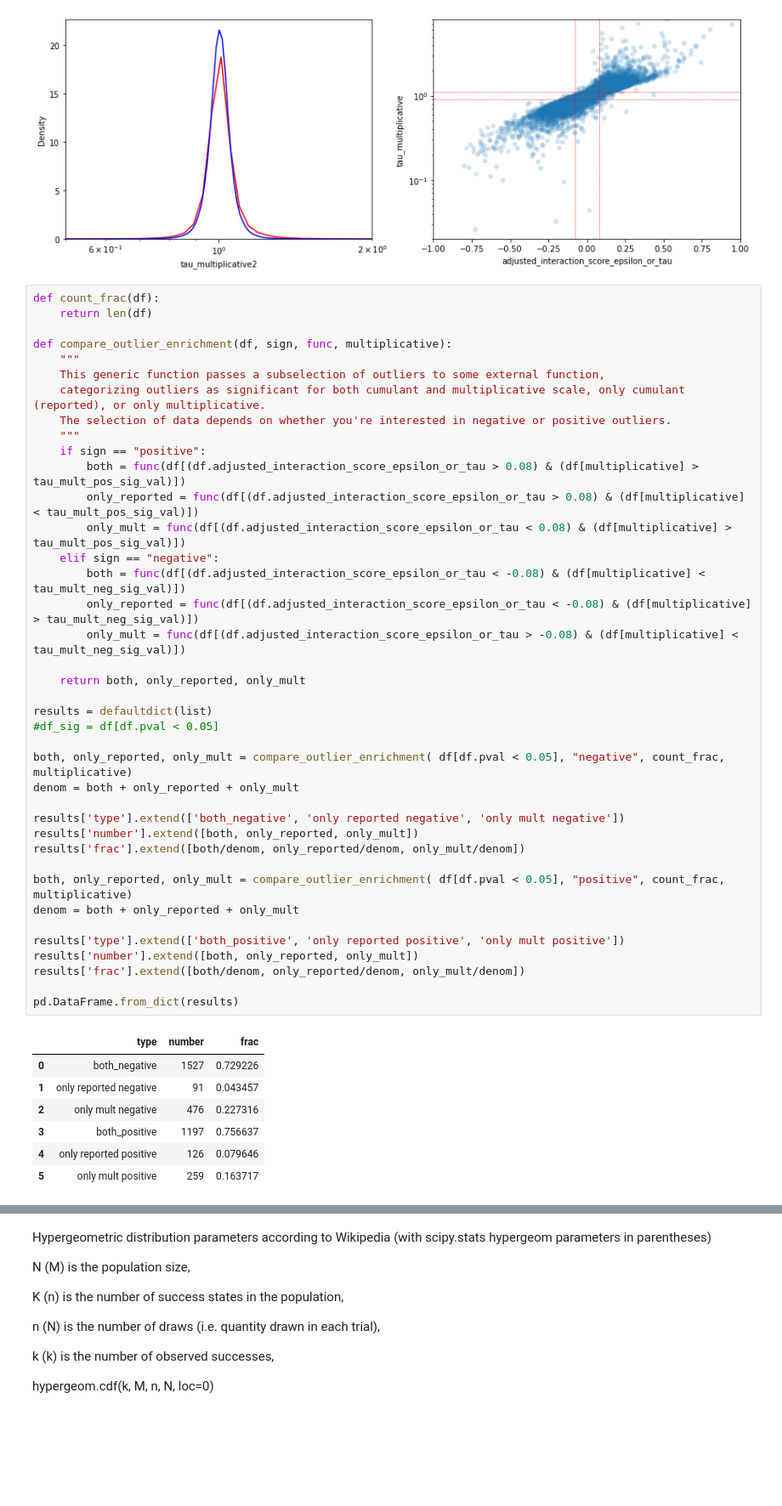
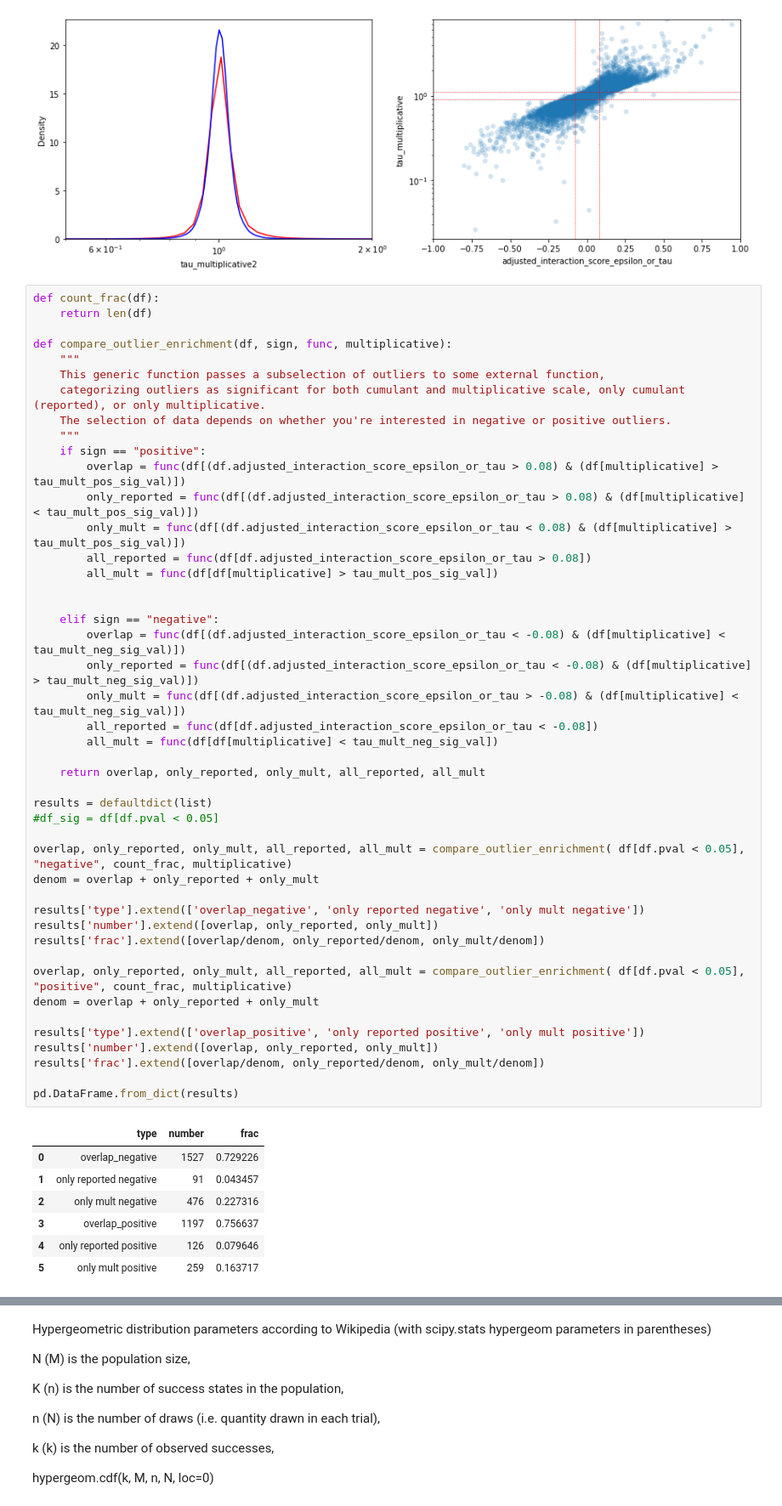
Before and after one commit to brian-arnold/epistasis_reanalysis, a Jupyter notebook: yeast_screens/Kuzmin2020.ipynb, the cells around one changed output, grey strips where cells are left out. Shown at 85% size. Cells and saved outputs as stored; diff of their text form; blank space fills up the shorter version.

```diff
--- a/yeast_screens/Kuzmin2020.ipynb
+++ b/yeast_screens/Kuzmin2020.ipynb
@@ -325,48 +325,54 @@ adjusted_interaction_score_epsilon_or_tau                                   1.00
 # %%
 def count_frac(df):
     return len(df)
 
 def compare_outlier_enrichment(df, sign, func, multiplicative):
     """
     This generic function passes a subselection of outliers to some external function,
     categorizing outliers as significant for both cumulant and multiplicative scale, only cumulant (reported), or only multiplicative.
     The selection of data depends on whether you're interested in negative or positive outliers.
     """
     if sign == "positive":
-        both = func(df[(df.adjusted_interaction_score_epsilon_or_tau > 0.08) & (df[multiplicative] > tau_mult_pos_sig_val)])
+        overlap = func(df[(df.adjusted_interaction_score_epsilon_or_tau > 0.08) & (df[multiplicative] > tau_mult_pos_sig_val)])
         only_reported = func(df[(df.adjusted_interaction_score_epsilon_or_tau > 0.08) & (df[multiplicative] < tau_mult_pos_sig_val)])
         only_mult = func(df[(df.adjusted_interaction_score_epsilon_or_tau < 0.08) & (df[multiplicative] > tau_mult_pos_sig_val)])
+        all_reported = func(df[df.adjusted_interaction_score_epsilon_or_tau > 0.08])
+        all_mult = func(df[df[multiplicative] > tau_mult_pos_sig_val])
+
+
     elif sign == "negative":
-        both = func(df[(df.adjusted_interaction_score_epsilon_or_tau < -0.08) & (df[multiplicative] < tau_mult_neg_sig_val)])
+        overlap = func(df[(df.adjusted_interaction_score_epsilon_or_tau < -0.08) & (df[multiplicative] < tau_mult_neg_sig_val)])
         only_reported = func(df[(df.adjusted_interaction_score_epsilon_or_tau < -0.08) & (df[multiplicative] > tau_mult_neg_sig_val)])
         only_mult = func(df[(df.adjusted_interaction_score_epsilon_or_tau > -0.08) & (df[multiplicative] < tau_mult_neg_sig_val)])
+        all_reported = func(df[df.adjusted_interaction_score_epsilon_or_tau < -0.08])
+        all_mult = func(df[df[multiplicative] < tau_mult_neg_sig_val])
 
-    return both, only_reported, only_mult
+    return overlap, only_reported, only_mult, all_reported, all_mult
 
 results = defaultdict(list)
 #df_sig = df[df.pval < 0.05]
 
-both, only_reported, only_mult = compare_outlier_enrichment( df[df.pval < 0.05], "negative", count_frac, multiplicative)
-denom = both + only_reported + only_mult
+overlap, only_reported, only_mult, all_reported, all_mult = compare_outlier_enrichment( df[df.pval < 0.05], "negative", count_frac, multiplicative)
+denom = overlap + only_reported + only_mult
 
-results['type'].extend(['both_negative', 'only reported negative', 'only mult negative'])
-results['number'].extend([both, only_reported, only_mult])
-results['frac'].extend([both/denom, only_reported/denom, only_mult/denom])
+results['type'].extend(['overlap_negative', 'only reported negative', 'only mult negative'])
+results['number'].extend([overlap, only_reported, only_mult])
+results['frac'].extend([overlap/denom, only_reported/denom, only_mult/denom])
 
-both, only_reported, only_mult = compare_outlier_enrichment( df[df.pval < 0.05], "positive", count_frac, multiplicative)
-denom = both + only_reported + only_mult
+overlap, only_reported, only_mult, all_reported, all_mult = compare_outlier_enrichment( df[df.pval < 0.05], "positive", count_frac, multiplicative)
+denom = overlap + only_reported + only_mult
 
-results['type'].extend(['both_positive', 'only reported positive', 'only mult positive'])
-results['number'].extend([both, only_reported, only_mult])
-results['frac'].extend([both/denom, only_reported/denom, only_mult/denom])
+results['type'].extend(['overlap_positive', 'only reported positive', 'only mult positive'])
+results['number'].extend([overlap, only_reported, only_mult])
+results['frac'].extend([overlap/denom, only_reported/denom, only_mult/denom])
 
 pd.DataFrame.from_dict(results)
 # %% [output]
 |  | type | number | frac |
-| 0 | both_negative | 1527 | 0.729226 |
+| 0 | overlap_negative | 1527 | 0.729226 |
 | 1 | only reported negative | 91 | 0.043457 |
 | 2 | only mult negative | 476 | 0.227316 |
-| 3 | both_positive | 1197 | 0.756637 |
+| 3 | overlap_positive | 1197 | 0.756637 |
 | 4 | only reported positive | 126 | 0.079646 |
 | 5 | only mult positive | 259 | 0.163717 |
 # %%
```
Also changed, not shown: parts of 6 cells of this notebook, 1 other file.
